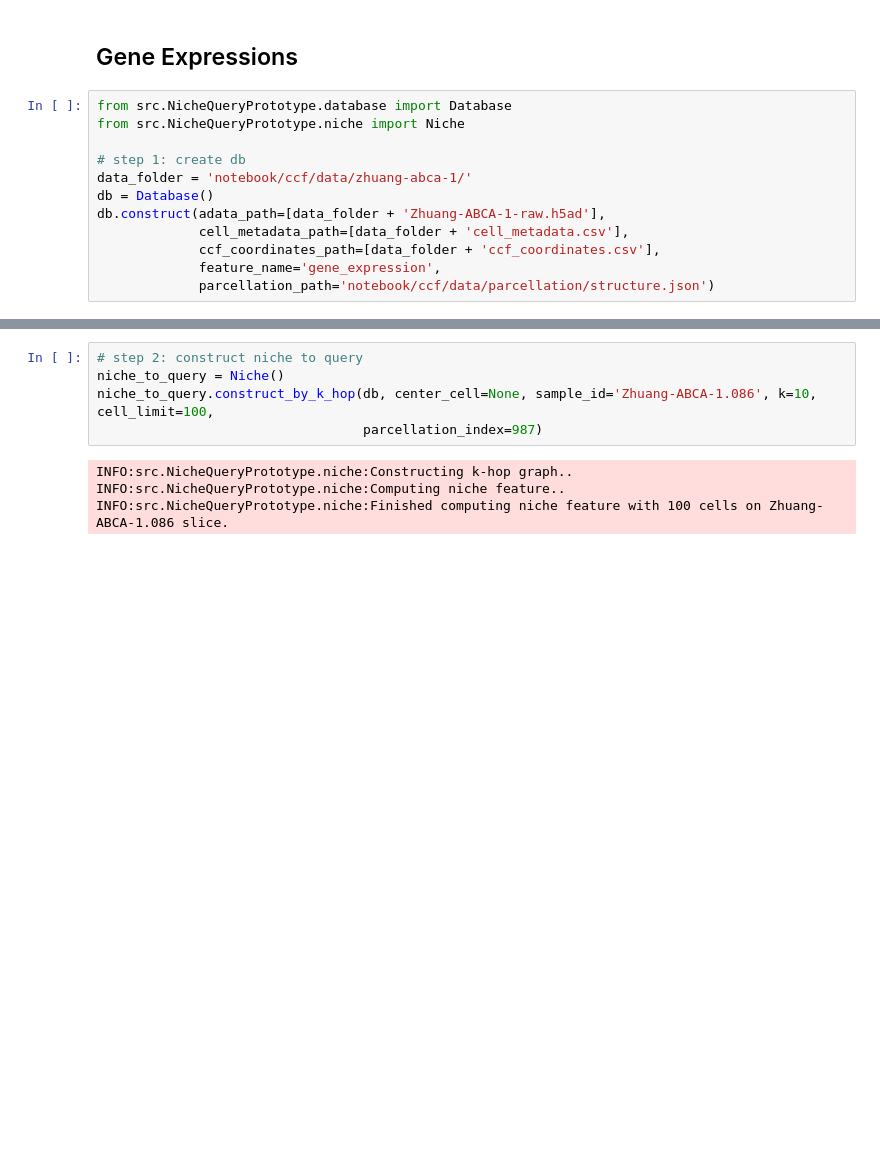
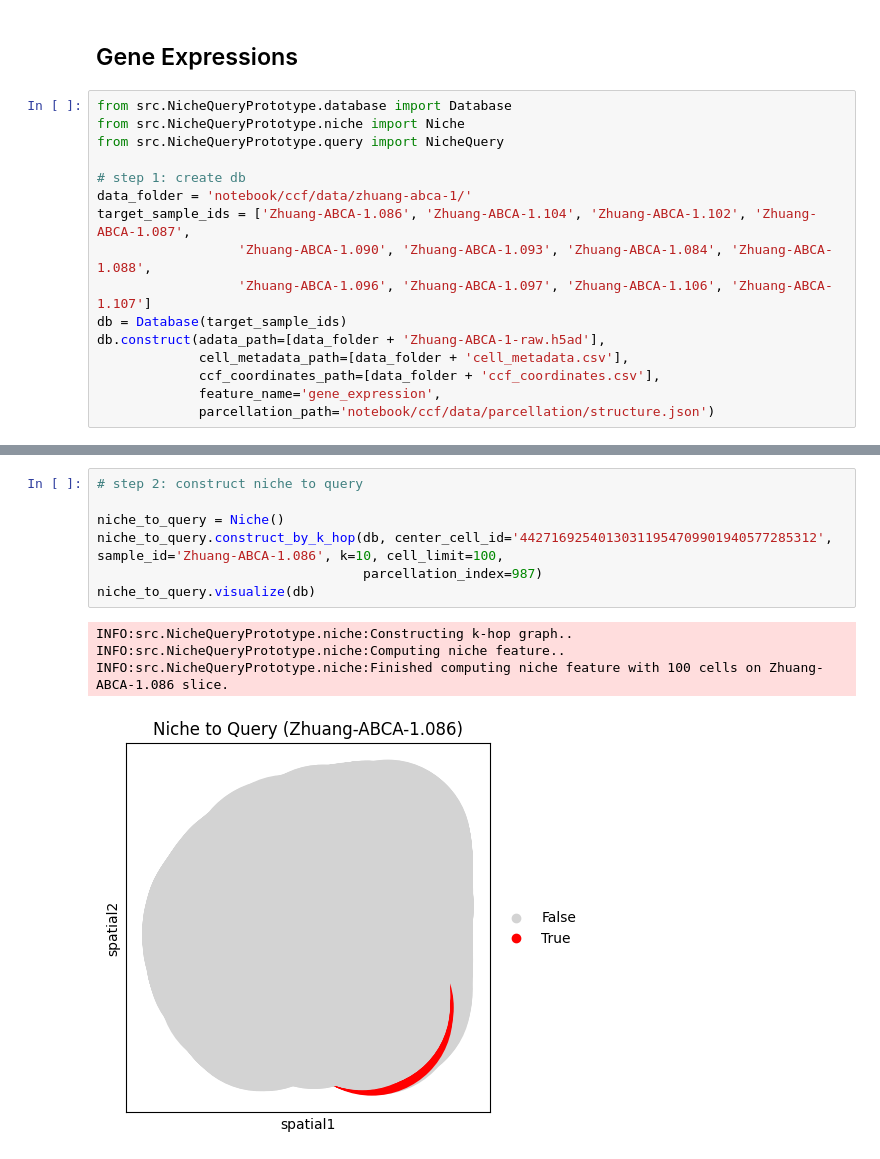
Before and after one commit to lichyyyyyy/NicheQueryBenchmark, a Jupyter notebook: niche_query.ipynb, the cells around one changed output, grey strips where cells are left out. Cells and saved outputs as stored; diff of their text form; blank space fills up the shorter version.

Commit message:
niche query test with raw gene expr

```diff
--- a/niche_query.ipynb
+++ b/niche_query.ipynb
@@ -20,10 +20,14 @@ logging.basicConfig(level=logging.INFO)
 # %%
 from src.NicheQueryPrototype.database import Database
 from src.NicheQueryPrototype.niche import Niche
+from src.NicheQueryPrototype.query import NicheQuery
 
 # step 1: create db
 data_folder = 'notebook/ccf/data/zhuang-abca-1/'
-db = Database()
+target_sample_ids = ['Zhuang-ABCA-1.086', 'Zhuang-ABCA-1.104', 'Zhuang-ABCA-1.102', 'Zhuang-ABCA-1.087',
+                  'Zhuang-ABCA-1.090', 'Zhuang-ABCA-1.093', 'Zhuang-ABCA-1.084', 'Zhuang-ABCA-1.088',
+                  'Zhuang-ABCA-1.096', 'Zhuang-ABCA-1.097', 'Zhuang-ABCA-1.106', 'Zhuang-ABCA-1.107']
+db = Database(target_sample_ids)
 db.construct(adata_path=[data_folder + 'Zhuang-ABCA-1-raw.h5ad'],
              cell_metadata_path=[data_folder + 'cell_metadata.csv'],
              ccf_coordinates_path=[data_folder + 'ccf_coordinates.csv'],
@@ -37,9 +54,12 @@ INFO:src.NicheQueryPrototype.database:Constructing database for niche query...
 # %%
 # step 2: construct niche to query
+
 niche_to_query = Niche()
-niche_to_query.construct_by_k_hop(db, center_cell=None, sample_id='Zhuang-ABCA-1.086', k=10, cell_limit=100,
+niche_to_query.construct_by_k_hop(db, center_cell_id='44271692540130311954709901940577285312', sample_id='Zhuang-ABCA-1.086', k=10, cell_limit=100,
                                   parcellation_index=987)
+niche_to_query.visualize(db)
 # %% [output]
 INFO:src.NicheQueryPrototype.niche:Constructing k-hop graph..
 INFO:src.NicheQueryPrototype.niche:Computing niche feature..
 INFO:src.NicheQueryPrototype.niche:Finished computing niche feature with 100 cells on Zhuang-ABCA-1.086 slice.
+[figure, added]
```
Also changed, not shown: parts of 6 cells of this notebook, 4 other files.
